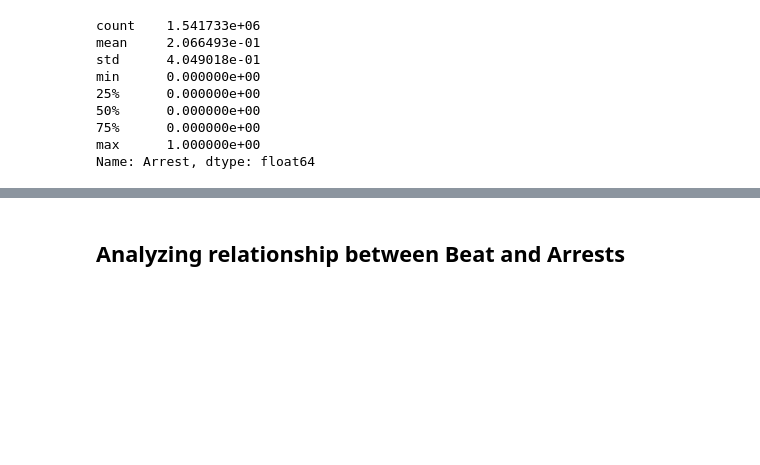
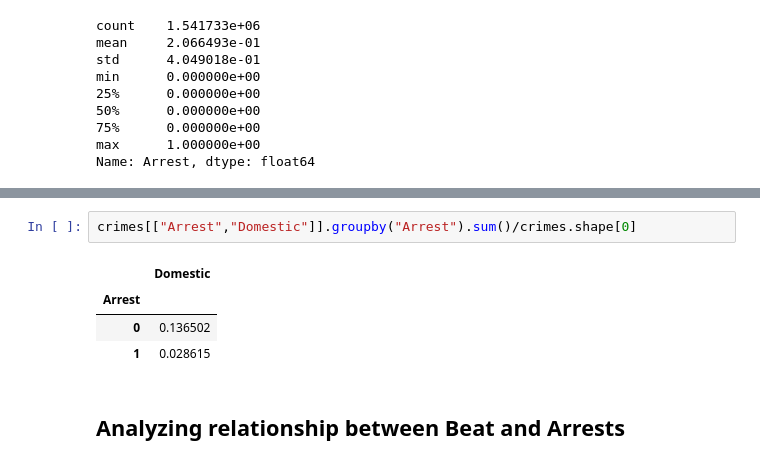
Before and after one commit to leo-cavalcante/crimes-in-chicago, a Jupyter notebook: Crime Analysis - Arrest and Domestic.ipynb, the cells around one changed output, grey strips where cells are left out. Cells and saved outputs as stored; diff of their text form; blank space fills up the shorter version.

```diff
--- a/Arrests Analysis.ipynb
+++ b/Crime Analysis - Arrest and Domestic.ipynb
@@ -150,3 +156,10 @@ crimes.Arrest.value_counts().hist()
+# %%
+crimes[["Arrest","Domestic"]].groupby("Arrest").sum()/crimes.shape[0]
+# %% [output]
+|  | Domestic |
+| Arrest |  |
+| 0 | 0.136502 |
+| 1 | 0.028615 |
 # %% [markdown]
 ## Analyzing relationship between Beat and Arrests
 # %%
```
Also changed, not shown: parts of 6 cells of this notebook, 1 other file.
